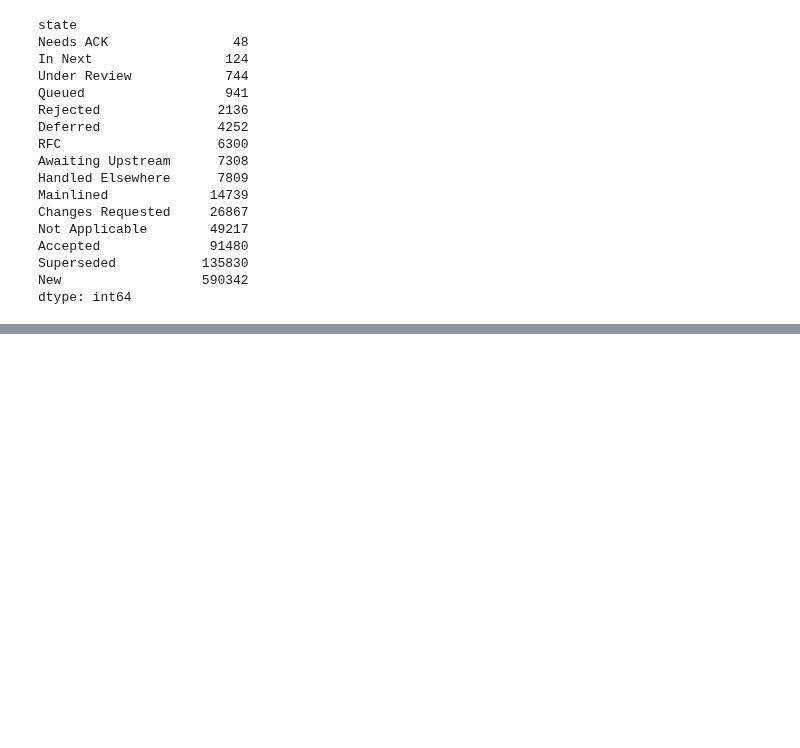
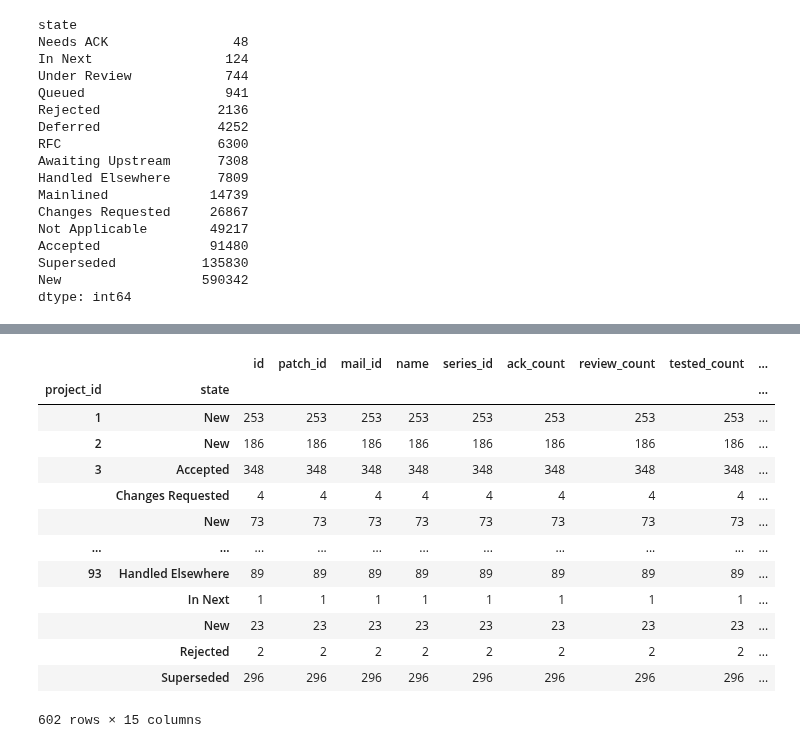
Before and after one commit to SRI-CSL/signal-public, a Jupyter notebook: colabs/signal_api_part_1.ipynb, the cells around one changed output, grey strips where cells are left out. Cells and saved outputs as stored; diff of their text form; code cells hidden in the pictures; blank space fills up the shorter version.

```diff
--- a/colabs/signal_api_part_1.ipynb
+++ b/colabs/signal_api_part_1.ipynb
@@ -311,0 +326,18 @@ tmp_sp_state.plot.bar(log_y=True)
+# %%
+tmp_sp_project_state = df_scraped_patches.groupby([df_scraped_patches.project_id, df_scraped_patches.state]).count()
+tmp_sp_project_state
+# %% [output]
+|  |  | id | patch_id | mail_id | name | series_id | ack_count | review_count | tested_count | ... |
+| project_id | state |  |  |  |  |  |  |  |  | ... |
+| 1 | New | 253 | 253 | 253 | 253 | 253 | 253 | 253 | 253 | ... |
+| 2 | New | 186 | 186 | 186 | 186 | 186 | 186 | 186 | 186 | ... |
+| 3 | Accepted | 348 | 348 | 348 | 348 | 348 | 348 | 348 | 348 | ... |
+|  | Changes Requested | 4 | 4 | 4 | 4 | 4 | 4 | 4 | 4 | ... |
+|  | New | 73 | 73 | 73 | 73 | 73 | 73 | 73 | 73 | ... |
+| ... | ... | ... | ... | ... | ... | ... | ... | ... | ... | ... |
+| 93 | Handled Elsewhere | 89 | 89 | 89 | 89 | 89 | 89 | 89 | 89 | ... |
+|  | In Next | 1 | 1 | 1 | 1 | 1 | 1 | 1 | 1 | ... |
+|  | New | 23 | 23 | 23 | 23 | 23 | 23 | 23 | 23 | ... |
+|  | Rejected | 2 | 2 | 2 | 2 | 2 | 2 | 2 | 2 | ... |
+|  | Superseded | 296 | 296 | 296 | 296 | 296 | 296 | 296 | 296 | ... |
+602 rows × 15 columns
```
Also changed, not shown: parts of 20 cells of this notebook.
